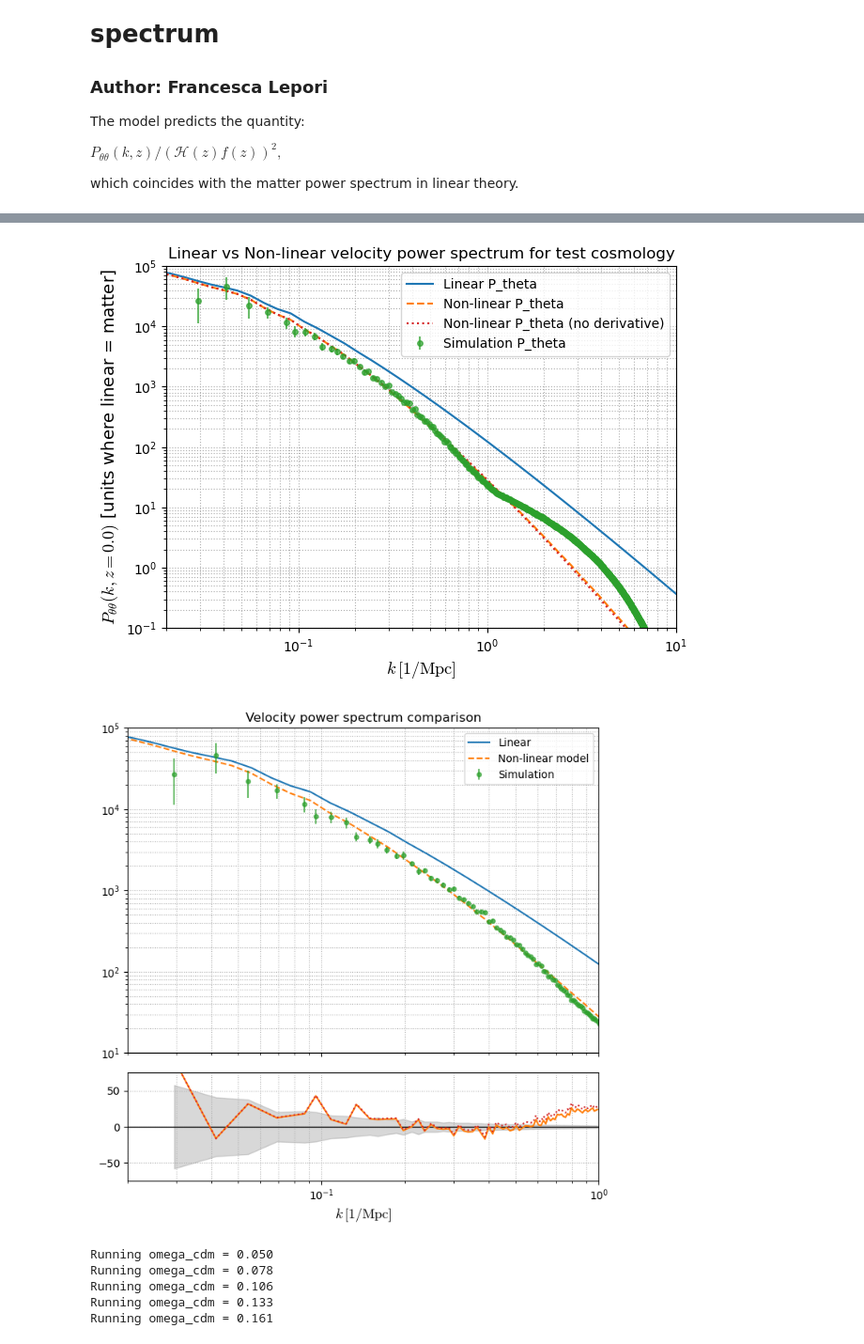
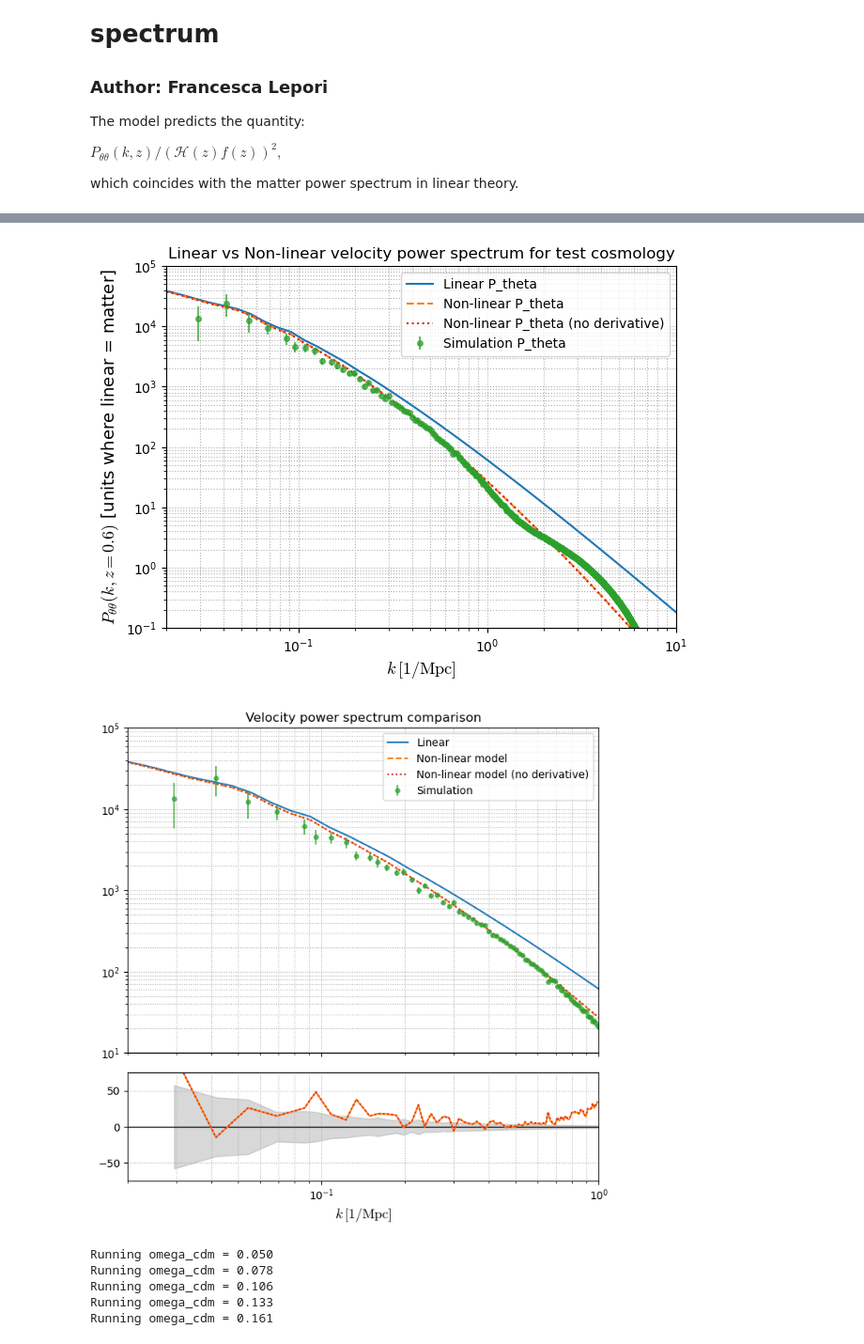
Before and after one commit to leporif/velocity_power_spectrum, a Jupyter notebook: compare_to_sim.ipynb, the cells around one changed output, grey strips where cells are left out. Shown at 94% size. Cells and saved outputs as stored; diff of their text form; code cells hidden in the pictures.

```diff
--- a/compare_to_sim.ipynb
+++ b/compare_to_sim.ipynb
@@ -17,3 +19,14 @@ from velocity_model import (
     Pk_theta_nl_mod,
     get_pktheta_interpolator
 )
+# %%
+compute_derivatives = True
+if compute_derivatives:
+      start_time = time.time()
+      # compute derivatives (expensive) once
+      derivs_h = compute_derivatives_h()  # returns derivatives_h dict
+      deriv_interp, sigma_grid, logk_grid = build_deriv_interpolator(derivs_h)
+      # pass the interpolator as a tuple so the model can mask out-of-range k:
+      deriv_arg = (deriv_interp, sigma_grid, logk_grid)
+      end_time = time.time()
+      print(f"Derivative computation and interpolator building took {end_time - start_time:.2f} seconds.")
@@ -21,7 +36,7 @@ from velocity_model import (
 from classy import Class
 
 #Redshift and scales to evaluate the model
-z_plot = 0.0
+z_plot = 0.6
 k_array = np.logspace(-5, 2, 100)
 
 # Fiducial cosmology
@@ -64,8 +79,6 @@ params_test_cosmo = params_fid.copy()
 params_test_cosmo["omega_cdm"] = omega_cdm_test
 params_test_cosmo["h"] = h_test
 
-
-
 # --- Evaluate linear P_theta for test cosmology ---
 cosmo_test = Class()
 cosmo_test.set(params_test_cosmo)
@@ -87,13 +100,14 @@ pktheta_omega_cdm_interp = get_pktheta_interpolator(params_omega_cdm, z_vals=np.
 # --- Evaluate non-linear P_theta using evolution mapping ---
 start_time = time.time()
 Pk_theta_nl_noder = Pk_theta_nl_mod(k_array, z_plot, h=h_test, omega_cdm=omega_cdm_test, pktheta_fid_interp=pktheta_fid_interp, pktheta_omega_cdm_interp=pktheta_omega_cdm_interp,
-                              A_s_ref=A_s_ref, omega_cdm_ref=omega_cdm_ref, h_ref=h_ref, deriv=False)
+                              A_s_ref=A_s_ref, omega_cdm_ref=omega_cdm_ref, h_ref=h_ref, deriv=False, deriv_interp=None)
 end_time = time.time()
 print(f"Model evaluation (no derivatives) took {end_time - start_time:.2f} seconds.")
 
+
 start_time = time.time()
 Pk_theta_nl = Pk_theta_nl_mod(k_array, z_plot, h=h_test, omega_cdm=omega_cdm_test, pktheta_fid_interp=pktheta_fid_interp, pktheta_omega_cdm_interp=pktheta_omega_cdm_interp,
-                              A_s_ref=A_s_ref, omega_cdm_ref=omega_cdm_ref, h_ref=h_ref, deriv=True)
+                              A_s_ref=A_s_ref, omega_cdm_ref=omega_cdm_ref, h_ref=h_ref, deriv=True, deriv_interp=deriv_arg)
 end_time = time.time()
 print(f"Model evaluation (with derivatives) took {end_time - start_time:.2f} seconds.")
 print("Model evaluation complete.")
@@ -161,7 +175,7 @@ plt.legend()
 plt.grid(True, which='both', ls=':')
 plt.show()
 # %% [output]
-[figure, old version]
+[figure, new version]
 # %%
 kmax_sim = 1.0
 mask = k_sim <= kmax_sim
@@ -198,7 +212,7 @@ fig, (ax1, ax2) = plt.subplots(
 # =======================
 ax1.plot(k_array, Pk_theta_lin, label='Linear', color='C0')
 ax1.plot(k_array, Pk_theta_nl, label='Non-linear model', color='C1', linestyle='--')
-#ax1.plot(k_array, Pk_theta_nl_noder, label='Non-linear model (no derivative)', color='C3', linestyle=':')
+ax1.plot(k_array, Pk_theta_nl_noder, label='Non-linear model (no derivative)', color='C3', linestyle=':')
 
 ax1.errorbar(
     k_sim, Pk_theta_sim, yerr=sigma_pktheta,
@@ -216,34 +230,34 @@ ax1.set_title('Velocity power spectrum comparison')
 ax1.legend()
 ax1.grid(True, which='both', ls=':')
 
 # =======================
 # Bottom panel: Relative difference
 # =======================
 ax2.axhline(0, color='k', linestyle='-', linewidth=1)
 
 ax2.plot(k_sim_cut, 100*rel_diff, color='C1')
 ax2.fill_between(
     k_sim_cut,
     -100.0*sigma_pktheta_cut / Pk_theta_sim_cut,
     100.0*sigma_pktheta_cut / Pk_theta_sim_cut,
     color='gray', alpha=0.3, label='Simulation error'
 )
 
 ax2.plot(k_sim_cut, 100*rel_diff_noder, color='C3', linestyle=':', label='Non-linear model (no derivative)')
 
 ax2.set_xscale('log')
 ax2.set_xlim(0.02, 1.0)
 
 ax2.set_xlabel(r'$k\,[1/\mathrm{Mpc}]$', fontsize=13)
 #ax2.set_ylabel(r'$(\mathrm{Model - Sim})/\mathrm{Sim}\,[\%]$', fontsize=13)
 ax2.grid(True, which='both', ls=':')
 
 ax2.set_ylim(-75, 75)
 
 plt.tight_layout()
 plt.show()
 # %% [output]
-[figure, old version]
+[figure, new version]
 # %%
 import numpy as np
 import matplotlib.pyplot as plt
```
Also changed, not shown: parts of 6 cells of this notebook, 1 other file.
